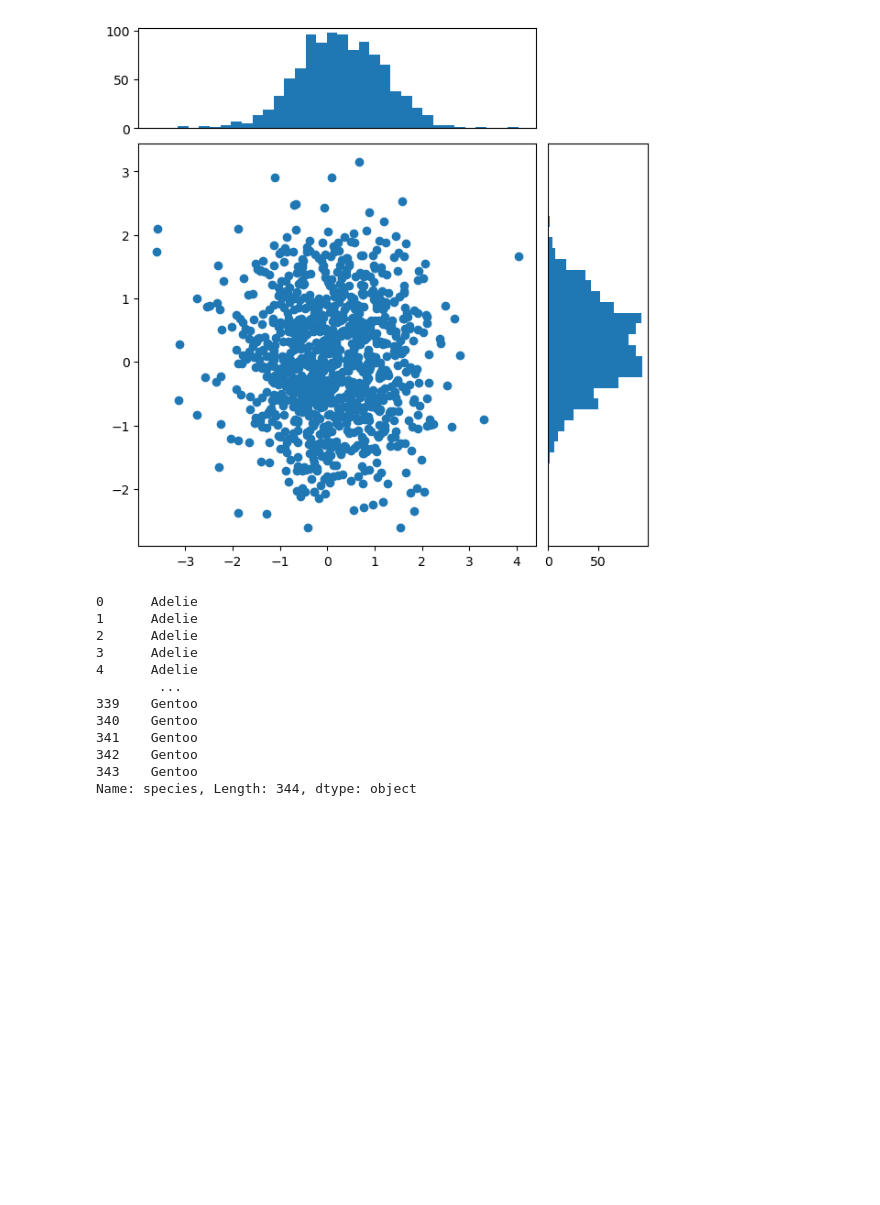
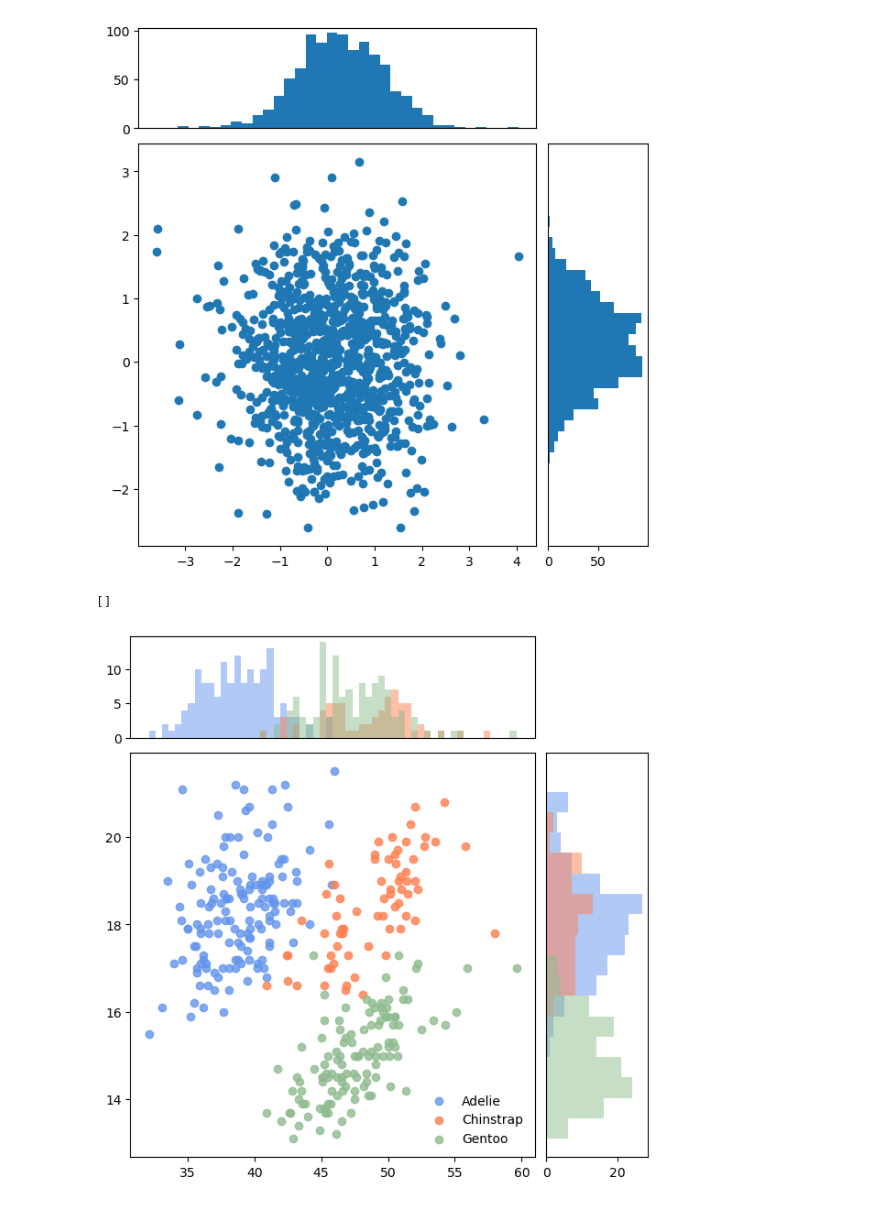
Before and after one commit to jkantorow/nucommlab-datavis-workshop, a Jupyter notebook: day-2/c_scatter_with_hist.ipynb, the cells around one changed output. Drawn from its saved outputs; the diff is of its cells as text; code cells hidden in the pictures; blank space fills up the shorter version.

```diff
--- a/day-2/c_scatter_with_hist.ipynb
+++ b/day-2/c_scatter_with_hist.ipynb
@@ -92,23 +90,57 @@ axs['histy'].set_yticks([])
 # %%
 import seaborn as sns
 
-data = sns.load_dataset('penguins')
+penguins = sns.load_dataset('penguins').dropna().reset_index(drop=True)
 
-x = data['bill_length_mm']
-y = data['bill_depth_mm']
-species = data['species']
+bin_width = 0.5
+len_bins = np.arange(np.min(penguins['bill_length_mm']), np.max(penguins['bill_length_mm'])+1, bin_width)
+dep_bins = np.arange(np.min(penguins['bill_depth_mm']), np.max(penguins['bill_depth_mm'])+1, bin_width)
 
-print(species)
+colors = {
+    'Adelie': 'cornflowerblue',
+    'Chinstrap': 'coral',
+    'Gentoo': 'darkseagreen'
+}
+
+cmap = penguins['species'].map(colors)
+
+fig, axs = plt.subplot_mosaic([['histx', '.'],
+                               ['scatter', 'histy']],
+                               figsize=(6, 6),
+                               width_ratios=(4, 1),
+                               height_ratios=(1, 4),
+                               layout='constrained')
+
+for species, color in colors.items():
+    d = penguins[penguins['species'] == species]
+
+    axs['scatter'].scatter(
+        d['bill_length_mm'],
+        d['bill_depth_mm'],
+        color=color,
+        alpha=0.8,
+        label=species
+    )
+
+    axs['histx'].hist(
+        d['bill_length_mm'],
+        bins=len_bins,
+        color=color,
+        alpha=0.5
+    )
+
+    axs['histy'].hist(
+        d['bill_depth_mm'],
+        bins=dep_bins,
+        color=color,
+        alpha=0.5,
+        orientation='horizontal'
+    )
+
+axs['scatter'].legend(frameon=False, loc='lower right')
+
+axs['histx'].set_xticks([])
+axs['histy'].set_yticks([])
 # %% [output]
-0      Adelie
-1      Adelie
-2      Adelie
-3      Adelie
-4      Adelie
-        ...
-339    Gentoo
-340    Gentoo
-341    Gentoo
-342    Gentoo
-343    Gentoo
-Name: species, Length: 344, dtype: object
+[]
+[figure, added]
```
Also changed, not shown: parts of 2 cells of this notebook.
